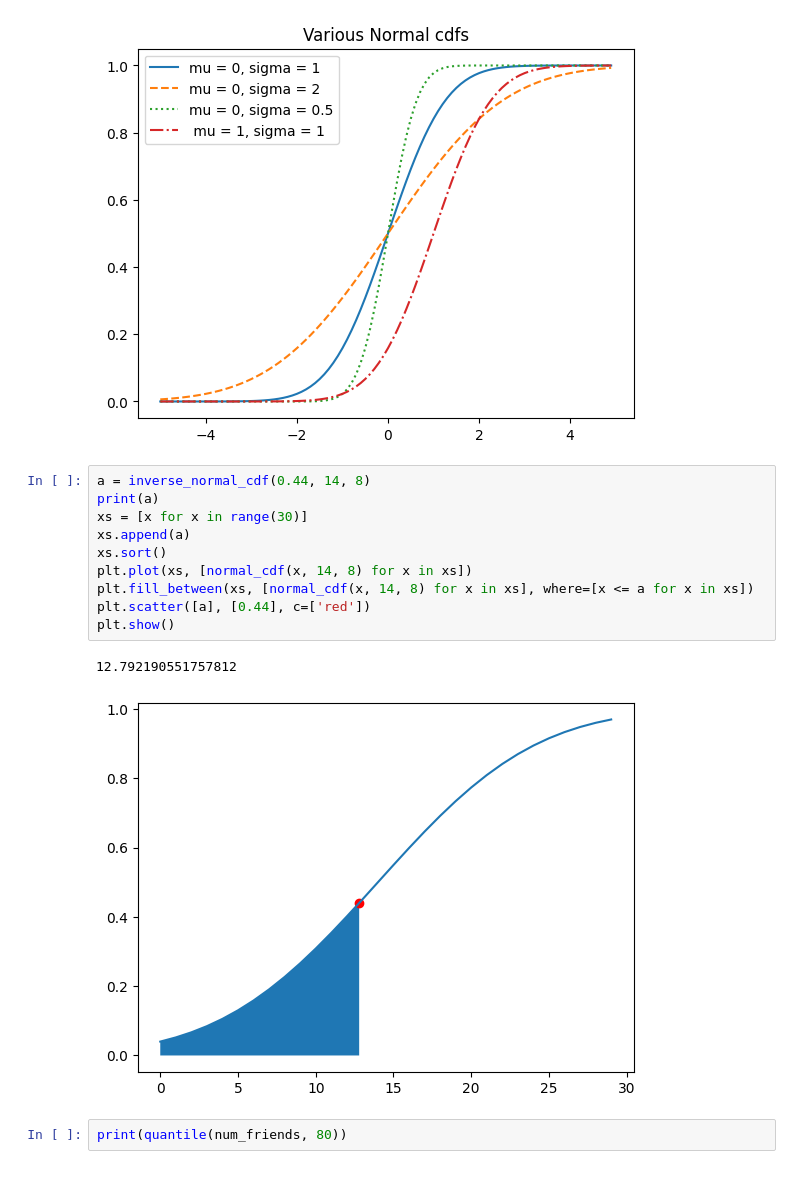
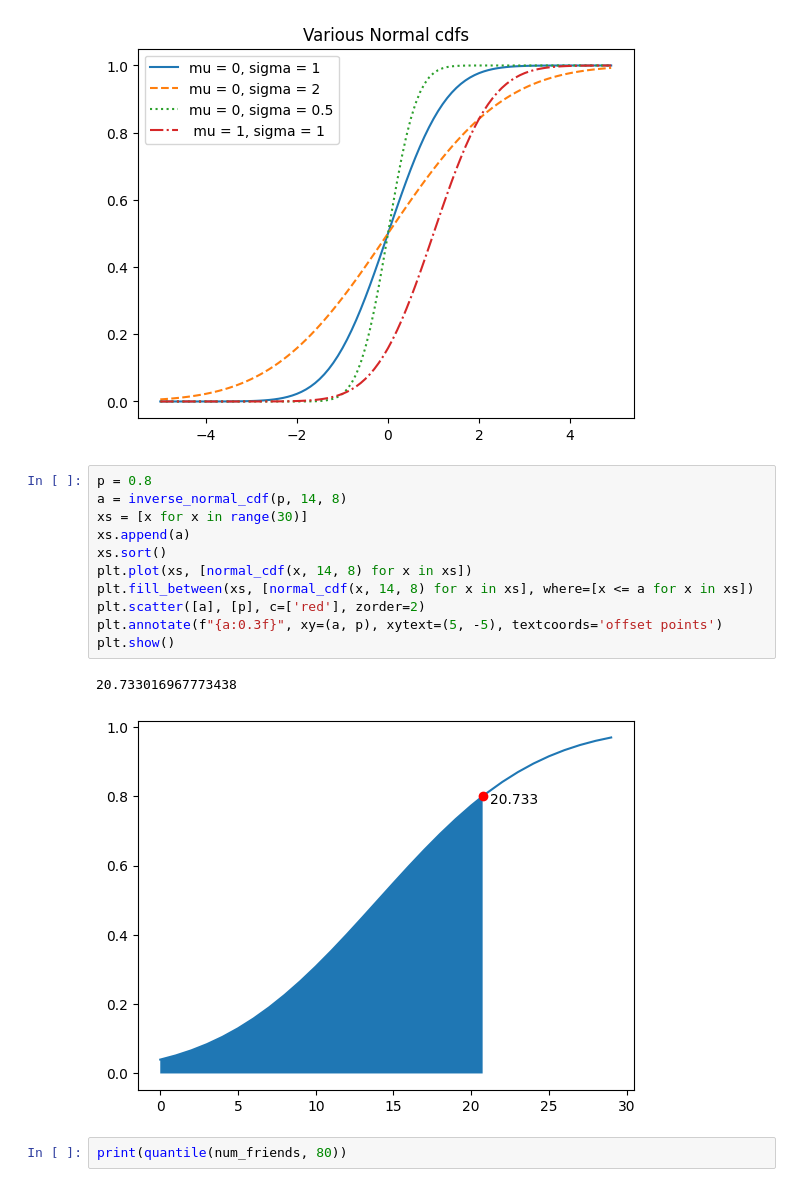
Before and after one commit to lethall/DataScience, a Jupyter notebook: FromScratch/matplotlibtesting.ipynb, the cells around one changed output. Cells and saved outputs as stored; diff of their text form.

Commit message:
added labels to scatter

```diff
--- a/FromScratch/matplotlibtesting.ipynb
+++ b/FromScratch/matplotlibtesting.ipynb
@@ -138,18 +138,19 @@ plt.show()
 # %% [output]
 [figure]
 # %%
-a = inverse_normal_cdf(0.44, 14, 8)
-print(a)
+p = 0.8
+a = inverse_normal_cdf(p, 14, 8)
 xs = [x for x in range(30)]
 xs.append(a)
 xs.sort()
 plt.plot(xs, [normal_cdf(x, 14, 8) for x in xs])
 plt.fill_between(xs, [normal_cdf(x, 14, 8) for x in xs], where=[x <= a for x in xs])
-plt.scatter([a], [0.44], c=['red'])
+plt.scatter([a], [p], c=['red'], zorder=2)
+plt.annotate(f"{a:0.3f}", xy=(a, p), xytext=(5, -5), textcoords='offset points')
 plt.show()
 # %% [output]
-12.792190551757812
+20.733016967773438
-[figure, old version]
+[figure, new version]
 # %%
 print(quantile(num_friends, 80))
 # %% [output]
```
